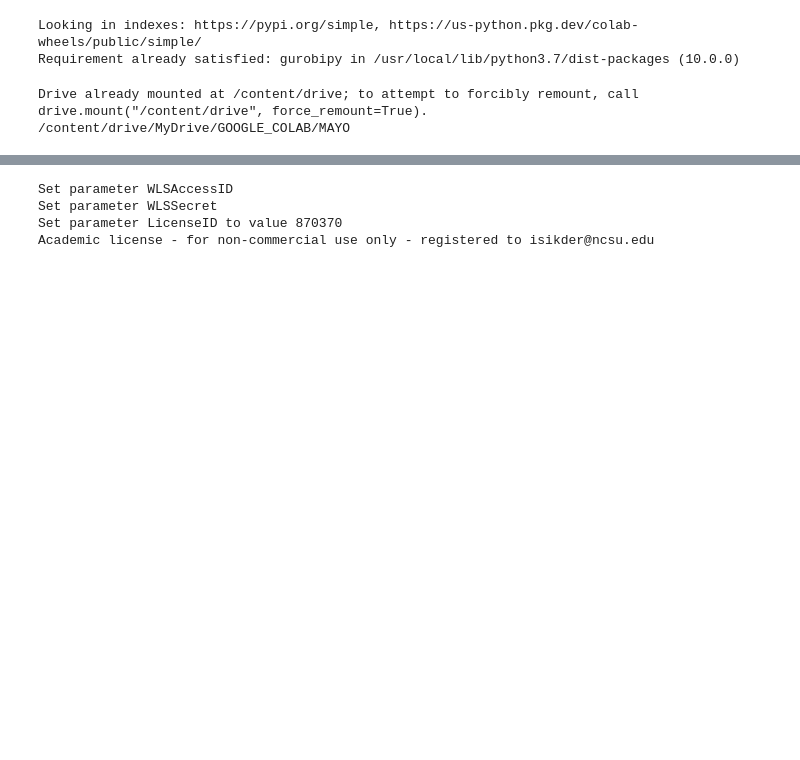
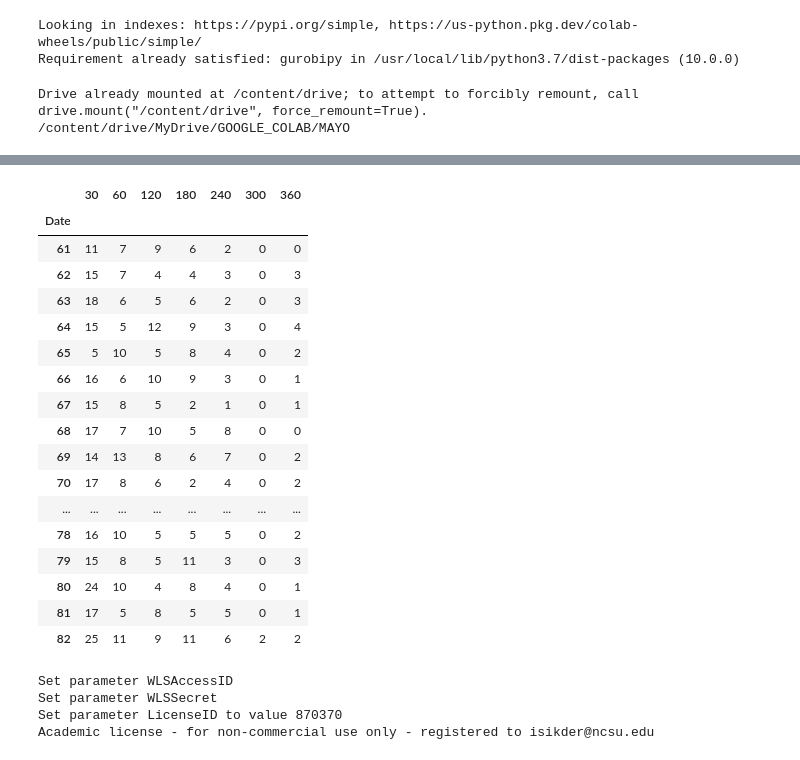
Before and after one commit to IshtiSikder/Optimal-appointment-scheduling-for-Mayo-Clinic, a Jupyter notebook: Override_codes.ipynb, the cells around one changed output, grey strips where cells are left out. Cells and saved outputs as stored; diff of their text form; code cells hidden in the pictures; blank space fills up the shorter version.

```diff
--- a/Override_codes.ipynb
+++ b/Override_codes.ipynb
@@ -42,21 +32,0 @@ data_test = data_test.drop(data_test.index[60:])
-# %%
-data = pd.read_excel("data.xlsx", sheet_name = "influx")
-data = data.set_index('Date')
-data = data.astype(int)
-data.index = data.index.astype(int)
-data.columns = data.columns.astype(int)
-data = data.drop(data.index[:60])
-data
-
-#REMOVE LATER################################################################
-
-no_std = float(input('Standard deviation:'))
-new_row = []
-for col in data_test.columns:
-  new_row.append(int(round(round(data_test[col].mean(),0) + no_std*data_test[col].std(),0)))
-
-data.loc[82] = new_row
-
-data
-
-#REMOVE LATER################################################################
@@ -112,3 +62,42 @@ tmpl
+# %%
+data = pd.read_excel("data.xlsx", sheet_name = "influx")
+data = data.set_index('Date')
+data = data.astype(int)
+data.index = data.index.astype(int)
+data.columns = data.columns.astype(int)
+data = data.drop(data.index[:60])
+data
+
+#REMOVE LATER################################################################
+
+new_row = []
+for col in tmpl.columns:
+  new_row.append(tmpl[col].sum())
+
+data.loc[82] = new_row
+
+data
+
+#REMOVE LATER################################################################
+# %% [output]
+|  | 30 | 60 | 120 | 180 | 240 | 300 | 360 |
+| Date |  |  |  |  |  |  |  |
+| 61 | 11 | 7 | 9 | 6 | 2 | 0 | 0 |
+| 62 | 15 | 7 | 4 | 4 | 3 | 0 | 3 |
+| 63 | 18 | 6 | 5 | 6 | 2 | 0 | 3 |
+| 64 | 15 | 5 | 12 | 9 | 3 | 0 | 4 |
+| 65 | 5 | 10 | 5 | 8 | 4 | 0 | 2 |
+| 66 | 16 | 6 | 10 | 9 | 3 | 0 | 1 |
+| 67 | 15 | 8 | 5 | 2 | 1 | 0 | 1 |
+| 68 | 17 | 7 | 10 | 5 | 8 | 0 | 0 |
+| 69 | 14 | 13 | 8 | 6 | 7 | 0 | 2 |
+| 70 | 17 | 8 | 6 | 2 | 4 | 0 | 2 |
+| ... | ... | ... | ... | ... | ... | ... | ... |
+| 78 | 16 | 10 | 5 | 5 | 5 | 0 | 2 |
+| 79 | 15 | 8 | 5 | 11 | 3 | 0 | 3 |
+| 80 | 24 | 10 | 4 | 8 | 4 | 0 | 1 |
+| 81 | 17 | 5 | 8 | 5 | 5 | 0 | 1 |
+| 82 | 25 | 11 | 9 | 11 | 6 | 2 | 2 |
 # %%
 data = data.fillna(0)
 tmpl = tmpl.fillna(0)
```
Also changed, not shown: parts of 8 cells of this notebook.
